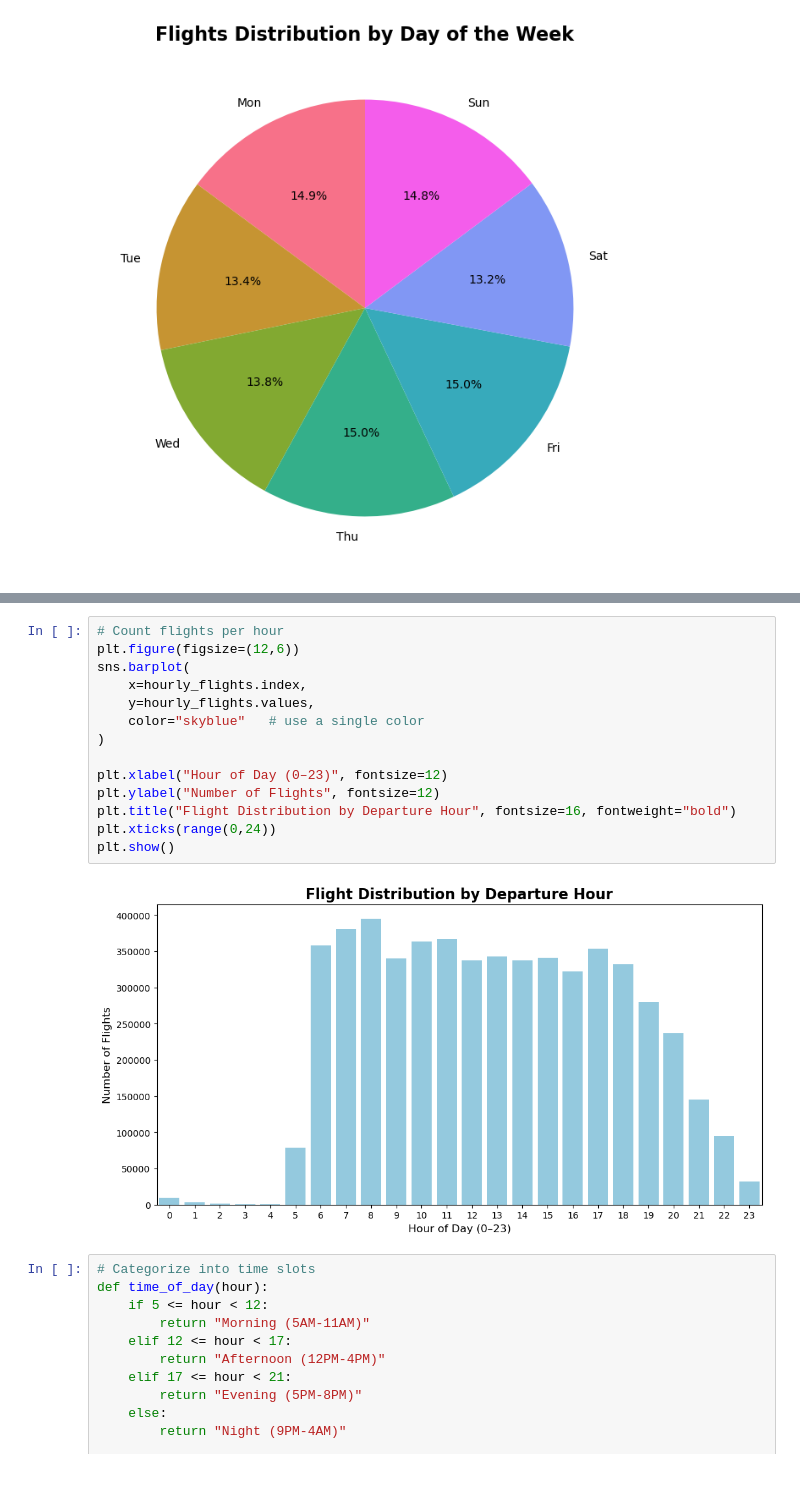
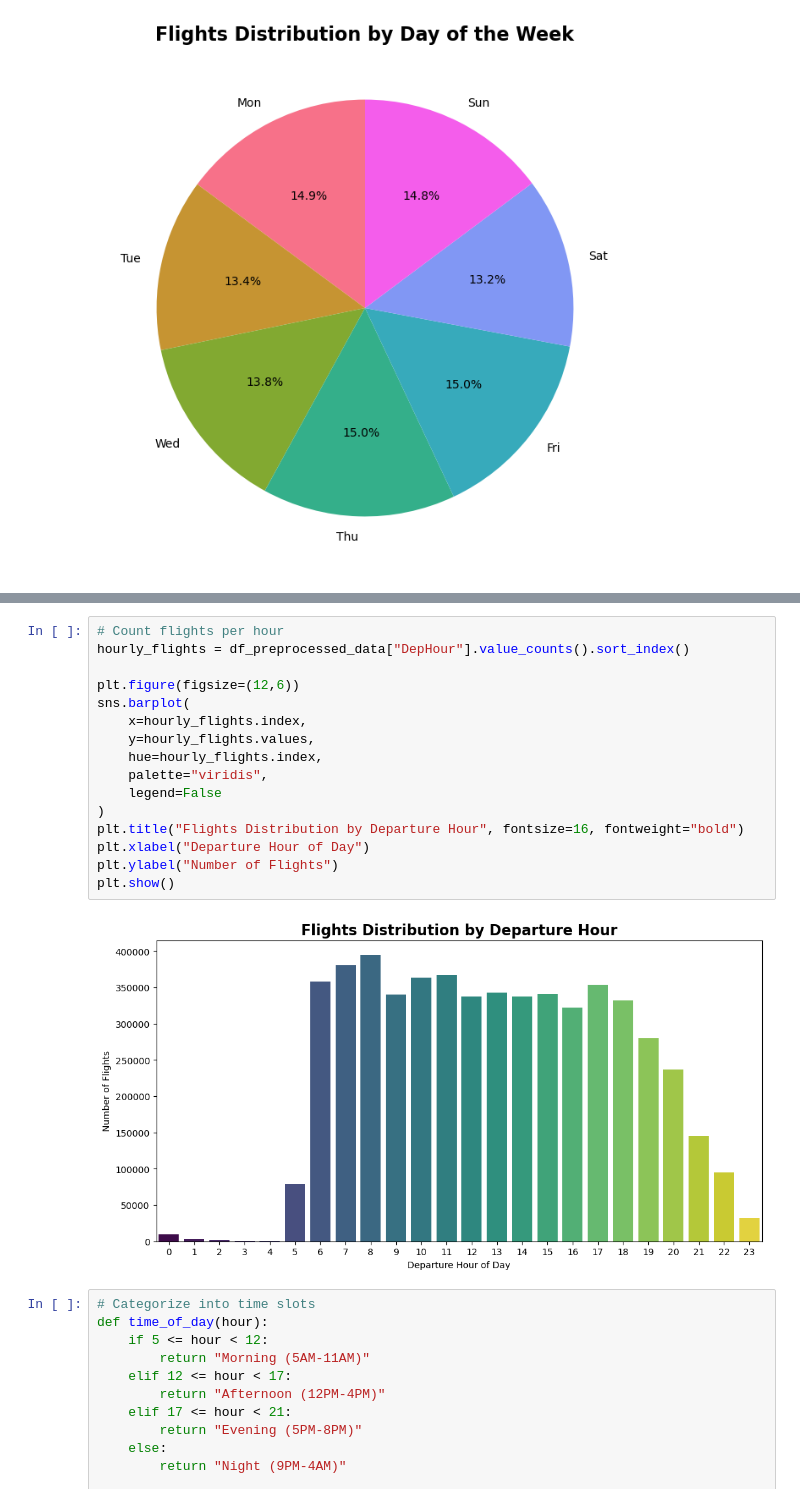
Before and after one commit to ShwetaGurram/DV-AirFly-Insights-ShwetaGurram, a Jupyter notebook: AirFly_Insights.ipynb, the cells around one changed output, grey strips where cells are left out. Drawn from its saved outputs; the diff is of its cells as text.

Commit message:
Univariate and Bivariate Visual Analysis completed

```diff
--- a/AirFly_Insights.ipynb
+++ b/AirFly_Insights.ipynb
@@ -567,19 +587,21 @@ plt.show()
 # %%
 # Count flights per hour
+hourly_flights = df_preprocessed_data["DepHour"].value_counts().sort_index()
+
 plt.figure(figsize=(12,6))
 sns.barplot(
     x=hourly_flights.index,
     y=hourly_flights.values,
-    color="skyblue"   # use a single color
+    hue=hourly_flights.index,
+    palette="viridis",
+    legend=False
 )
-
-plt.xlabel("Hour of Day (0–23)", fontsize=12)
-plt.ylabel("Number of Flights", fontsize=12)
-plt.title("Flight Distribution by Departure Hour", fontsize=16, fontweight="bold")
-plt.xticks(range(0,24))
+plt.title("Flights Distribution by Departure Hour", fontsize=16, fontweight="bold")
+plt.xlabel("Departure Hour of Day")
+plt.ylabel("Number of Flights")
 plt.show()
 # %% [output]
-[figure, old version]
+[figure, new version]
 # %%
 # Categorize into time slots
 def time_of_day(hour):
```
Also changed, not shown: parts of 1 cell of this notebook.
